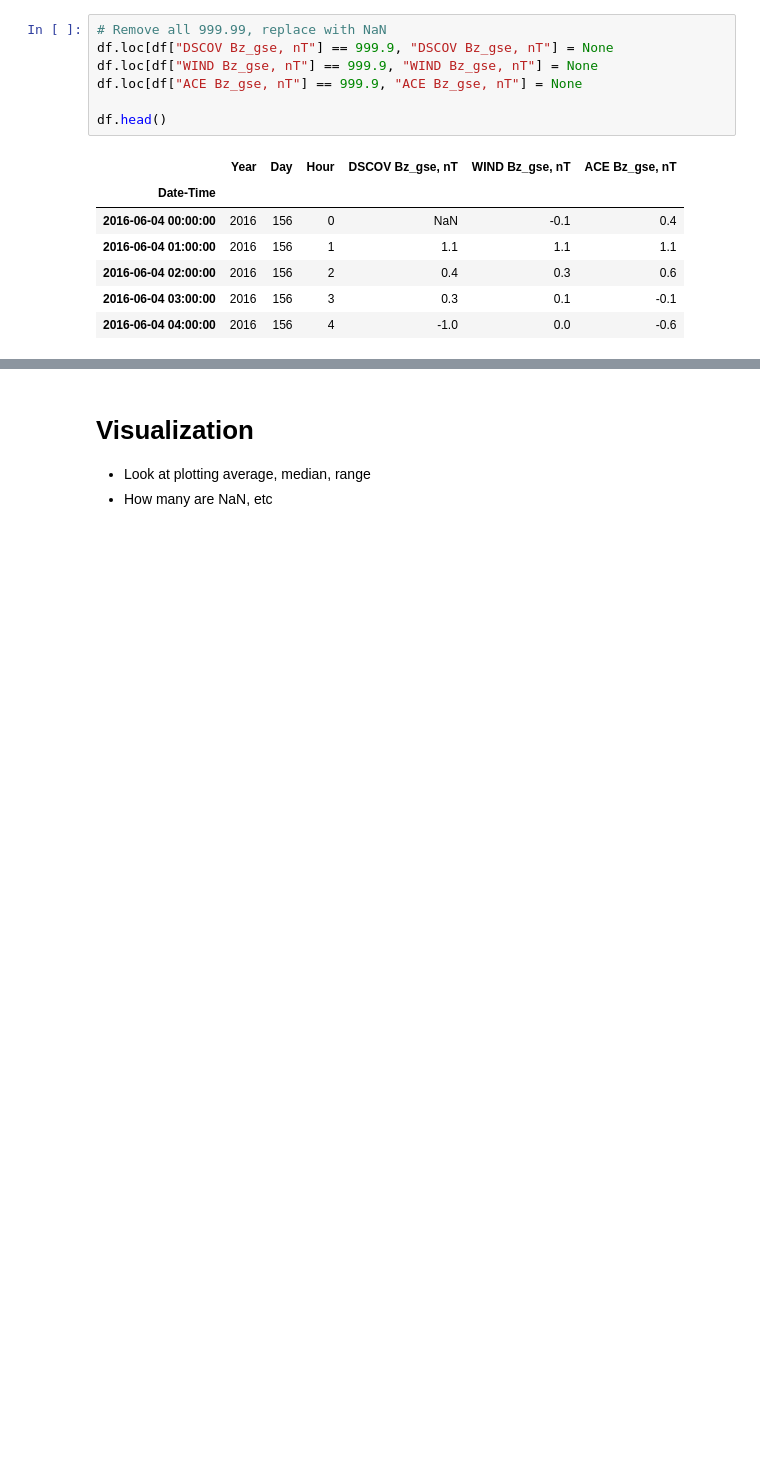
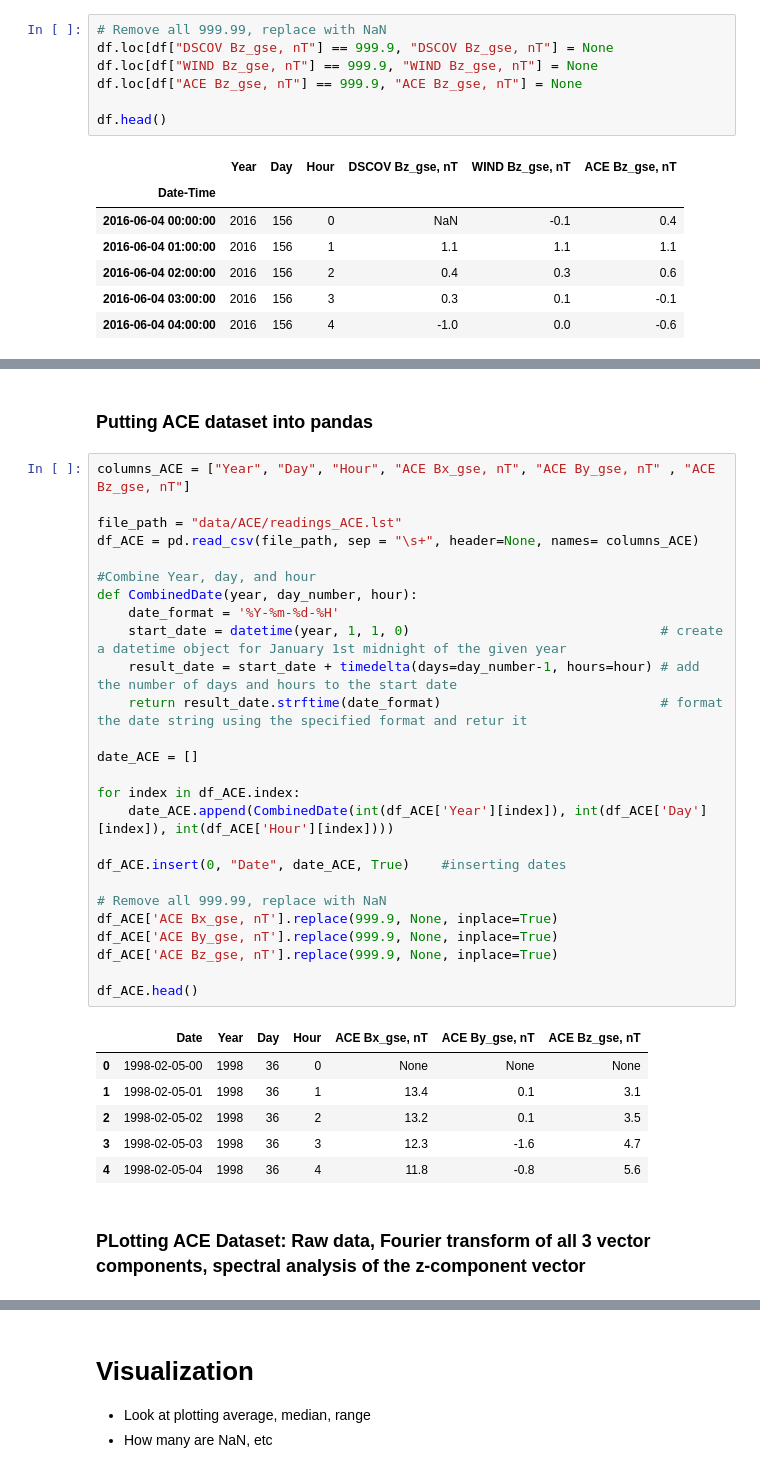
Before and after one commit to Brendan-Lobo/SpaceApps2023_Burps_of_Sun, a Jupyter notebook: pipeline_testing.ipynb, the cells around one changed output, grey strips where cells are left out. Cells and saved outputs as stored; diff of their text form; blank space fills up the shorter version.

```diff
--- a/pipeline_testing.ipynb
+++ b/pipeline_testing.ipynb
@@ -67,0 +70,37 @@ plt.show()
+# %% [markdown]
+### Putting ACE dataset into pandas
+# %%
+columns_ACE = ["Year", "Day", "Hour", "ACE Bx_gse, nT", "ACE By_gse, nT" , "ACE Bz_gse, nT"]
+
+file_path = "data/ACE/readings_ACE.lst"
+df_ACE = pd.read_csv(file_path, sep = "\s+", header=None, names= columns_ACE)
+
+#Combine Year, day, and hour
+def CombinedDate(year, day_number, hour):
+    date_format = '%Y-%m-%d-%H'
+    start_date = datetime(year, 1, 1, 0)                                # create a datetime object for January 1st midnight of the given year
+    result_date = start_date + timedelta(days=day_number-1, hours=hour) # add the number of days and hours to the start date
+    return result_date.strftime(date_format)                            # format the date string using the specified format and retur it
+
+date_ACE = []
+
+for index in df_ACE.index:
+    date_ACE.append(CombinedDate(int(df_ACE['Year'][index]), int(df_ACE['Day'][index]), int(df_ACE['Hour'][index])))
+
+df_ACE.insert(0, "Date", date_ACE, True)    #inserting dates
+
+# Remove all 999.99, replace with NaN
+df_ACE['ACE Bx_gse, nT'].replace(999.9, None, inplace=True)
+df_ACE['ACE By_gse, nT'].replace(999.9, None, inplace=True)
+df_ACE['ACE Bz_gse, nT'].replace(999.9, None, inplace=True)
+
+df_ACE.head()
+# %% [output]
+|  | Date | Year | Day | Hour | ACE Bx_gse, nT | ACE By_gse, nT | ACE Bz_gse, nT |
+| 0 | 1998-02-05-00 | 1998 | 36 | 0 | None | None | None |
+| 1 | 1998-02-05-01 | 1998 | 36 | 1 | 13.4 | 0.1 | 3.1 |
+| 2 | 1998-02-05-02 | 1998 | 36 | 2 | 13.2 | 0.1 | 3.5 |
+| 3 | 1998-02-05-03 | 1998 | 36 | 3 | 12.3 | -1.6 | 4.7 |
+| 4 | 1998-02-05-04 | 1998 | 36 | 4 | 11.8 | -0.8 | 5.6 |
+# %% [markdown]
+### PLotting ACE Dataset: Raw data, Fourier transform of all 3 vector components, spectral analysis of the z-component vector
```
Also changed, not shown: parts of 6 cells of this notebook, 2 other files.
